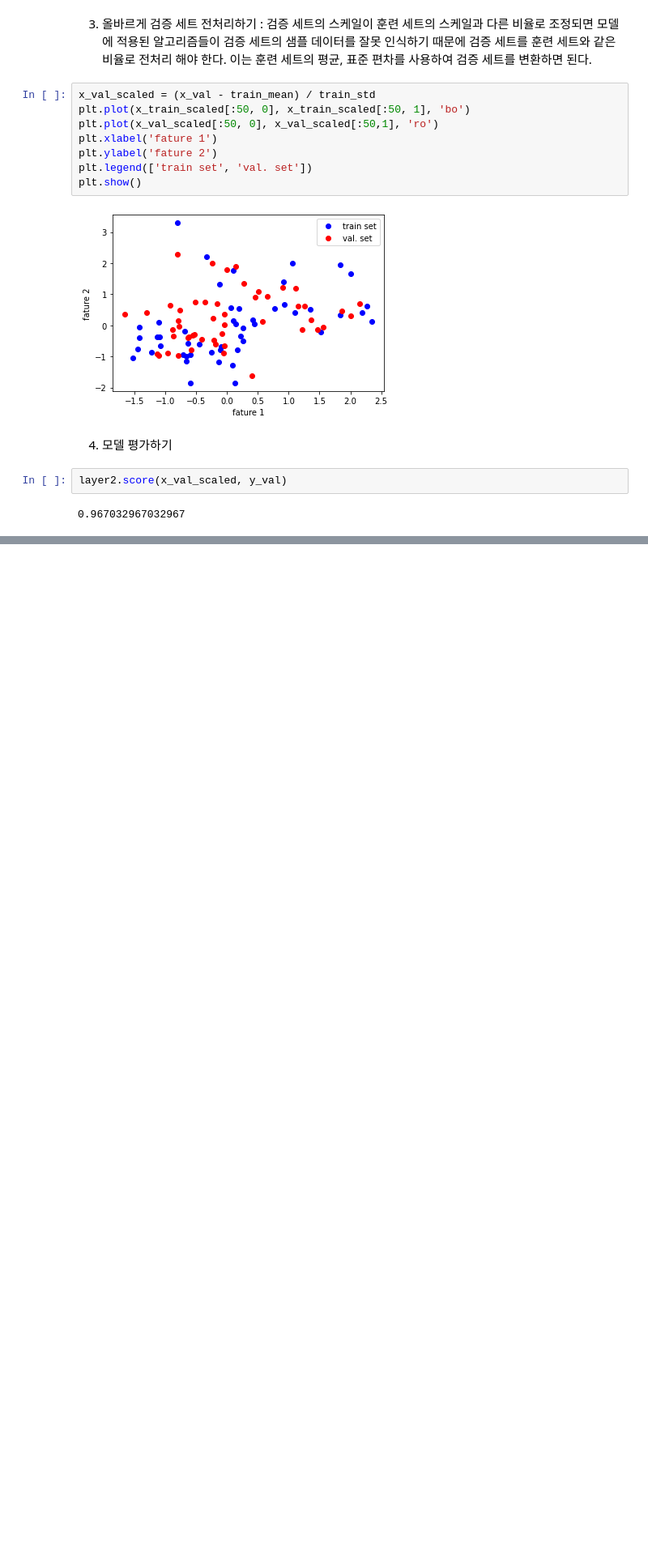
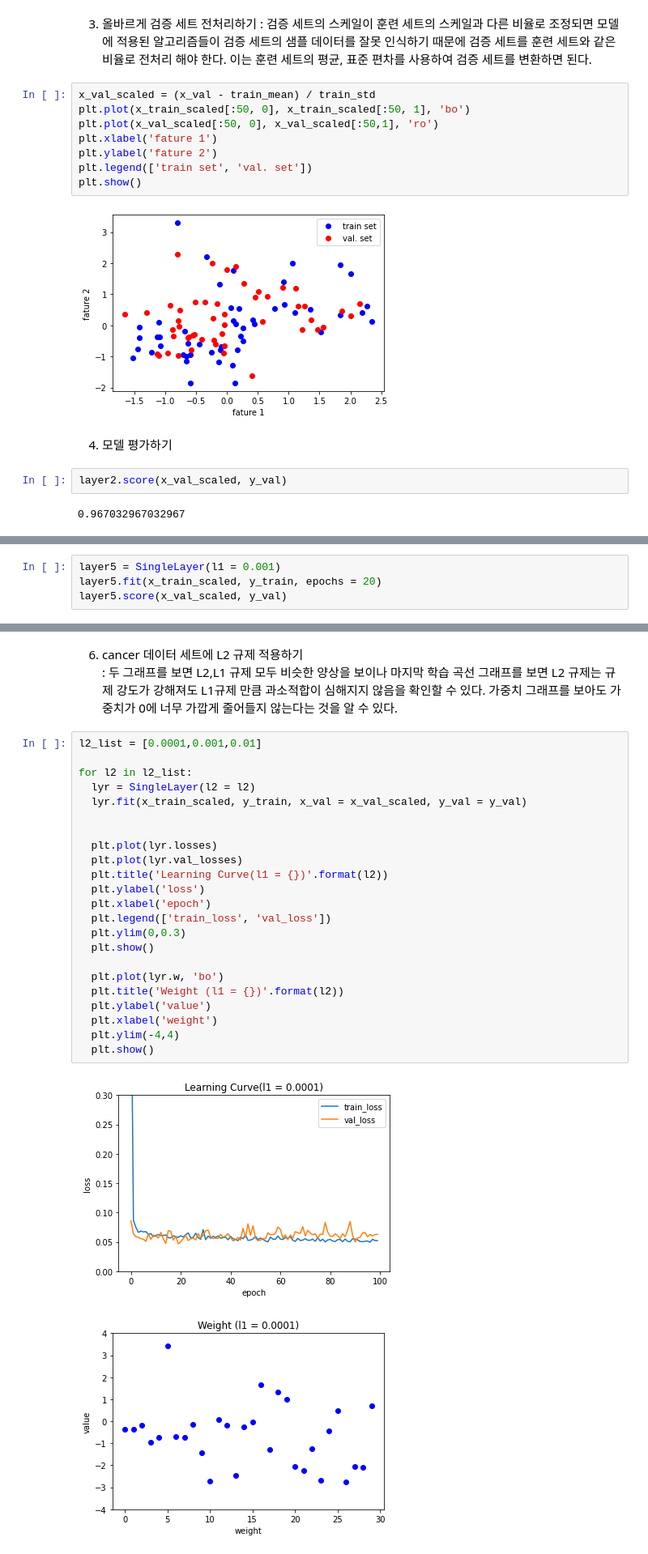
Before and after one commit to jiminAn/Do_it_DeapLearning, a Jupyter notebook: code/ch05.ipynb, the cells around one changed output, grey strips where cells are left out. Shown at 81% size. Cells and saved outputs as stored; diff of their text form; blank space fills up the shorter version.

```diff
--- a/code/ch05.ipynb
+++ b/code/ch05.ipynb
@@ -252,0 +468,4 @@ layer2.score(x_val_scaled, y_val)
+# %%
+layer5 = SingleLayer(l1 = 0.001)
+layer5.fit(x_train_scaled, y_train, epochs = 20)
+layer5.score(x_val_scaled, y_val)
@@ -252,0 +474,29 @@ layer2.score(x_val_scaled, y_val)
+# %% [markdown]
+6. cancer 데이터 세트에 L2 규제 적용하기
+: 두 그래프를 보면 L2,L1 규제 모두 비슷한 양상을 보이나 마지막 학습 곡선 그래프를 보면 L2 규제는 규제 강도가 강해져도 L1규제 만큼 과소적합이 심해지지 않음을 확인할 수 있다. 가중치 그래프를 보아도 가중치가 0에 너무 가깝게 줄어들지 않는다는 것을 알 수 있다.
+# %%
+l2_list = [0.0001,0.001,0.01]
+
+for l2 in l2_list:
+  lyr = SingleLayer(l2 = l2)
+  lyr.fit(x_train_scaled, y_train, x_val = x_val_scaled, y_val = y_val)
+
+
+  plt.plot(lyr.losses)
+  plt.plot(lyr.val_losses)
+  plt.title('Learning Curve(l1 = {})'.format(l2))
+  plt.ylabel('loss')
+  plt.xlabel('epoch')
+  plt.legend(['train_loss', 'val_loss'])
+  plt.ylim(0,0.3)
+  plt.show()
+
+  plt.plot(lyr.w, 'bo')
+  plt.title('Weight (l1 = {})'.format(l2))
+  plt.ylabel('value')
+  plt.xlabel('weight')
+  plt.ylim(-4,4)
+  plt.show()
+# %% [output]
+[figure, added]
+[figure, added]
```
Also changed, not shown: parts of 21 cells of this notebook, 1 other file.
